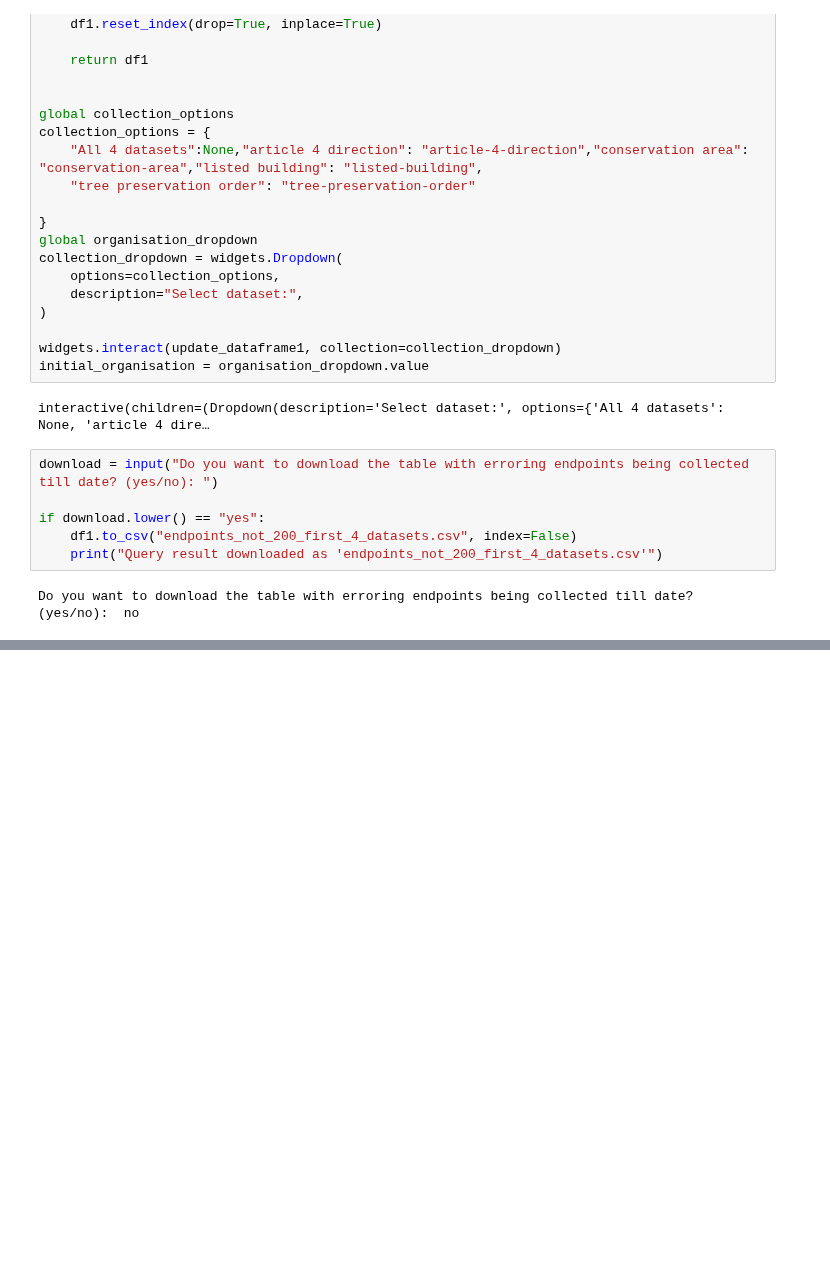
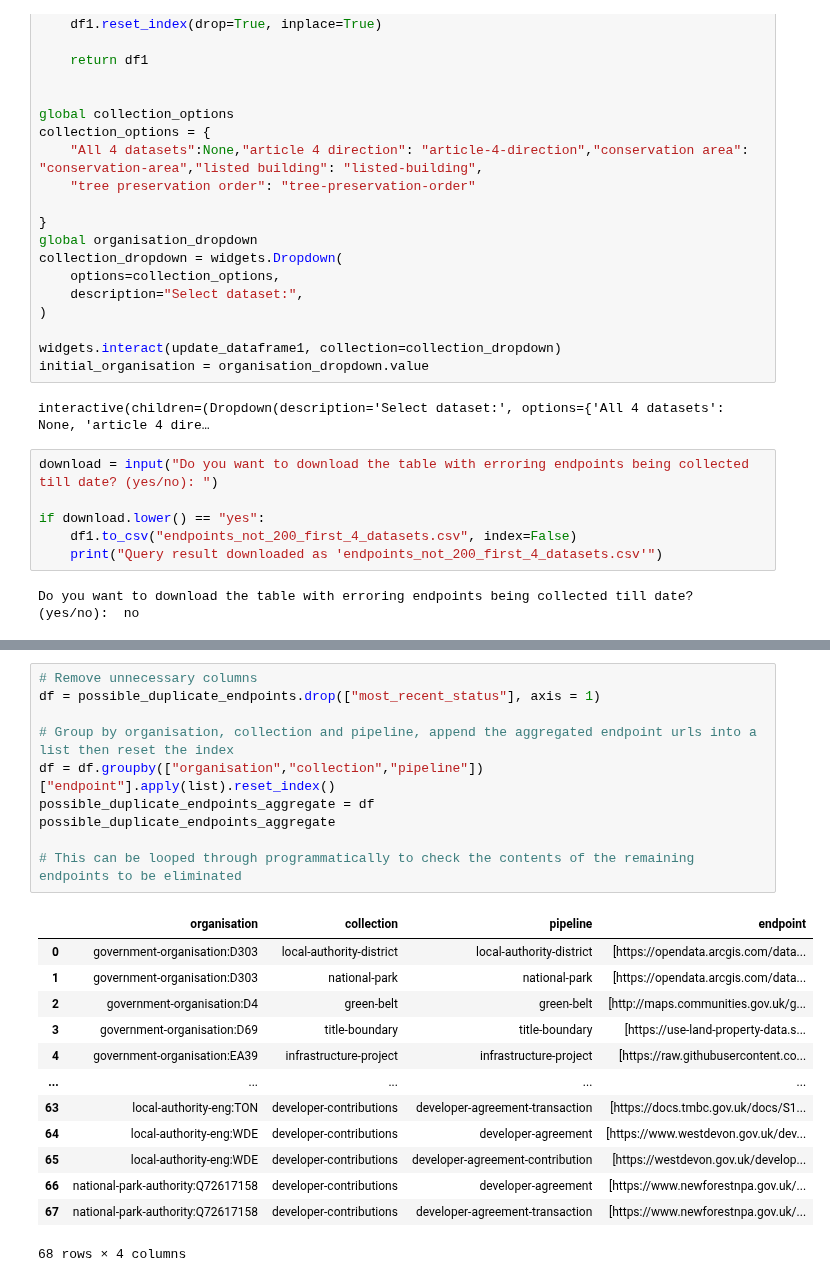
Before and after one commit to digital-land/jupyter-analysis, a Jupyter notebook: service_report/LPA-endpoints-state.ipynb, the cells around one changed output, grey strips where cells are left out. Saved outputs shown, nothing was run; the diff lists cells and outputs as text; blank space fills up the shorter version.

```diff
--- a/service_report/LPA-endpoints-state.ipynb
+++ b/service_report/LPA-endpoints-state.ipynb
@@ -249,0 +521,24 @@ Do you want to download the table with erroring endpoints being collected till d
+# %%
+# Remove unnecessary columns
+df = possible_duplicate_endpoints.drop(["most_recent_status"], axis = 1)
+
+# Group by organisation, collection and pipeline, append the aggregated endpoint urls into a list then reset the index
+df = df.groupby(["organisation","collection","pipeline"])["endpoint"].apply(list).reset_index()
+possible_duplicate_endpoints_aggregate = df
+possible_duplicate_endpoints_aggregate
+
+# This can be looped through programmatically to check the contents of the remaining endpoints to be eliminated
+# %% [output]
+|  | organisation | collection | pipeline | endpoint |
+| 0 | government-organisation:D303 | local-authority-district | local-authority-district | [https://opendata.arcgis.com/data... |
+| 1 | government-organisation:D303 | national-park | national-park | [https://opendata.arcgis.com/data... |
+| 2 | government-organisation:D4 | green-belt | green-belt | [http://maps.communities.gov.uk/g... |
+| 3 | government-organisation:D69 | title-boundary | title-boundary | [https://use-land-property-data.s... |
+| 4 | government-organisation:EA39 | infrastructure-project | infrastructure-project | [https://raw.githubusercontent.co... |
+| ... | ... | ... | ... | ... |
+| 63 | local-authority-eng:TON | developer-contributions | developer-agreement-transaction | [https://docs.tmbc.gov.uk/docs/S1... |
+| 64 | local-authority-eng:WDE | developer-contributions | developer-agreement | [https://www.westdevon.gov.uk/dev... |
+| 65 | local-authority-eng:WDE | developer-contributions | developer-agreement-contribution | [https://westdevon.gov.uk/develop... |
+| 66 | national-park-authority:Q72617158 | developer-contributions | developer-agreement | [https://www.newforestnpa.gov.uk/... |
+| 67 | national-park-authority:Q72617158 | developer-contributions | developer-agreement-transaction | [https://www.newforestnpa.gov.uk/... |
+68 rows × 4 columns
```
Also changed, not shown: parts of 17 cells of this notebook.
